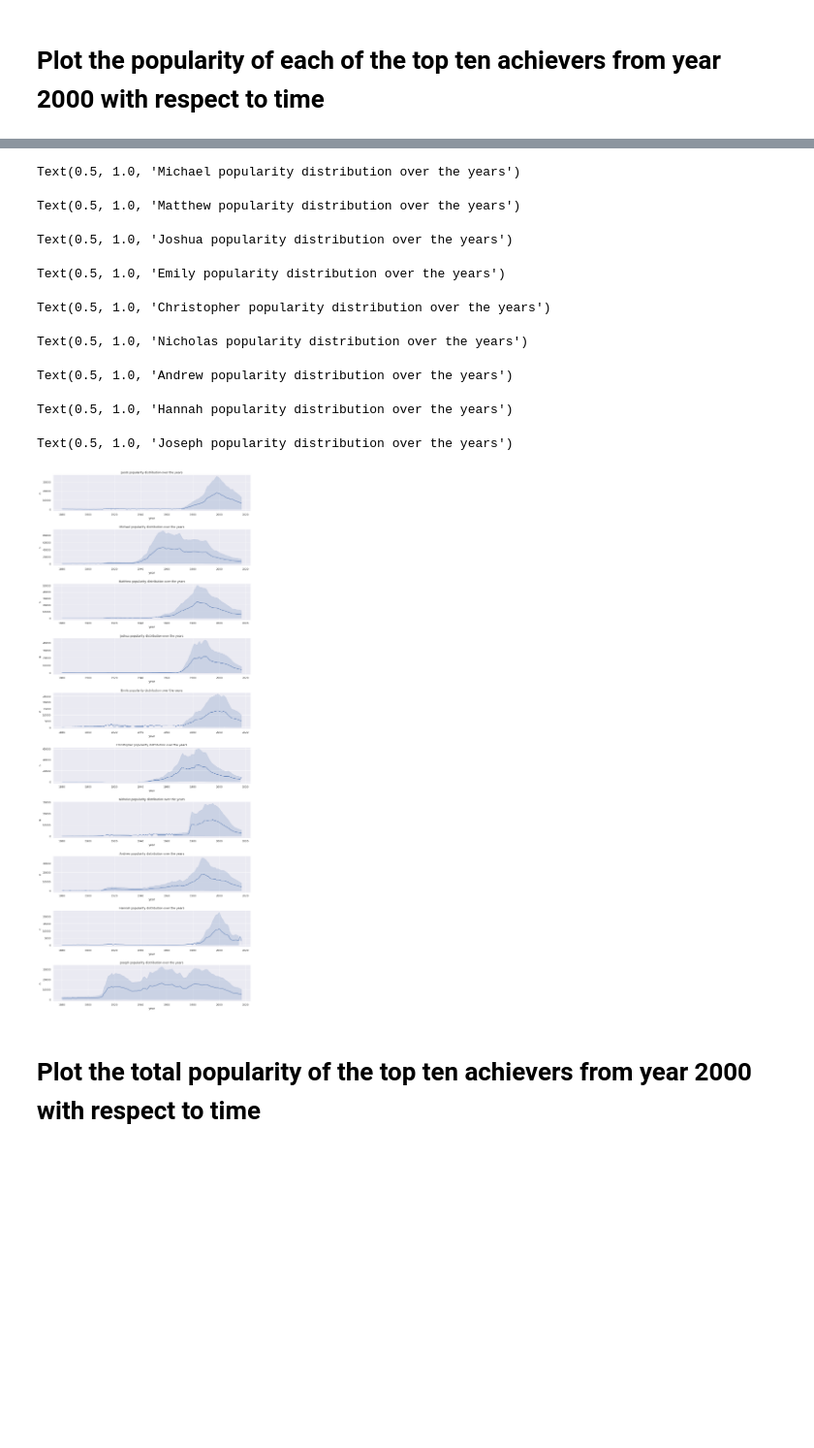
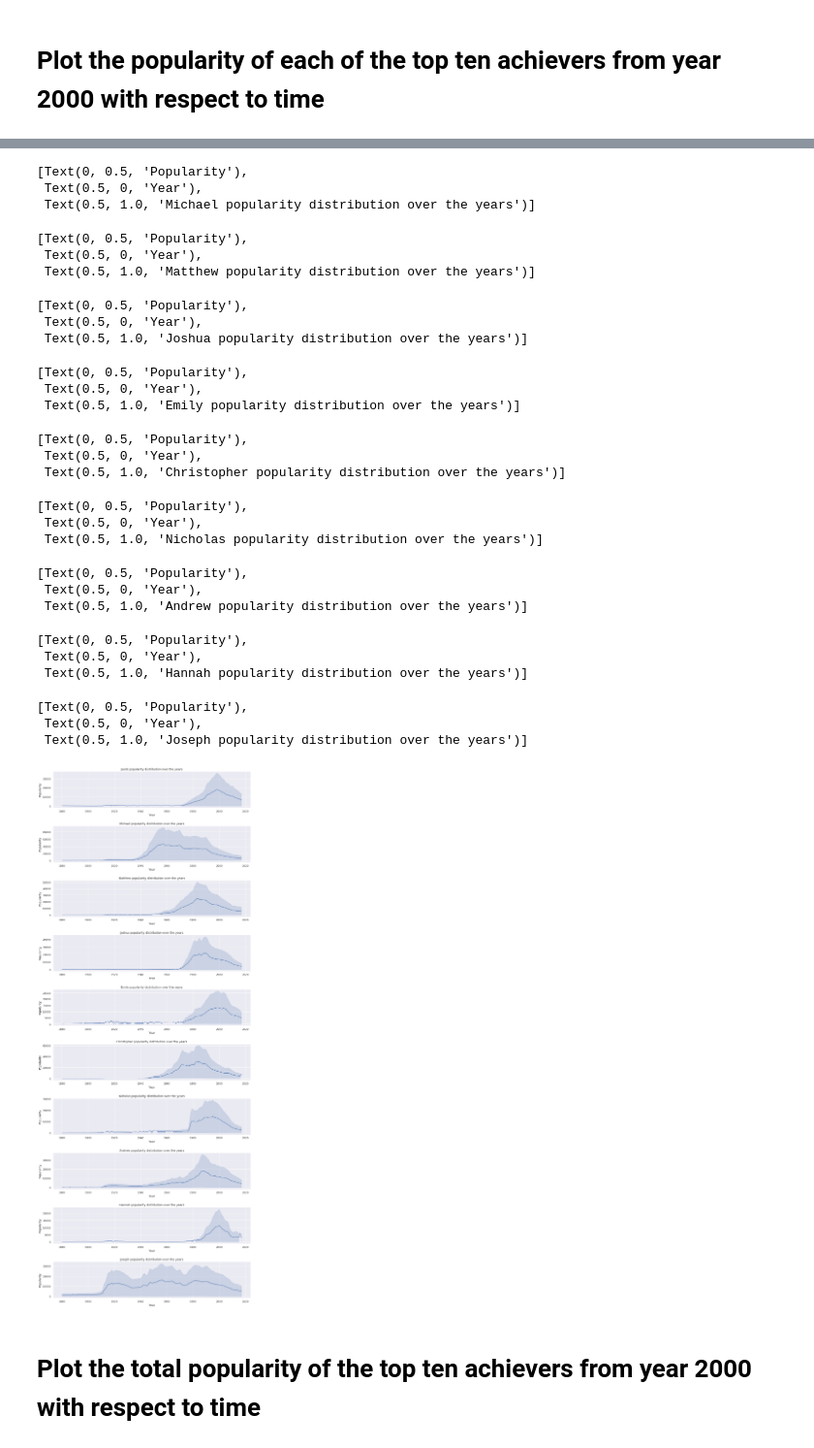
Before and after one commit to JLechuga94/BigData_1, a Jupyter notebook: homework02.ipynb, the cells around one changed output, grey strips where cells are left out. Shown at 97% size. Saved outputs shown, nothing was run; the diff lists cells and outputs as text; code cells hidden in the pictures; blank space fills up the shorter version.

```diff
--- a/homework02.ipynb
+++ b/homework02.ipynb
@@ -549,16 +555,12 @@ Evolution of top popular names through the century
 of newborns given that name over time. Take into account that some names might have
 zero occurrence during certain years.
 # %%
-# TODO:
-male_pro = df_sp.where('sex = "M" AND year = 2000').orderBy(df_sp.n.desc()).select("name").limit(10)
+male_pro = df_sp.where('sex = "M" AND year = 2000').orderBy(df_sp.n.desc()).select("name","sex").limit(10)
 
-female_pro = df_sp.where('sex = "F" AND year = 2000').orderBy(df_sp.n.desc()).select("name").limit(10)
-top10_2000_f = df_sp.where('sex = "F"').where('year = 2000').orderBy(df_sp.n.desc()).limit(10)
+female_pro = df_sp.where('sex = "F" AND year = 2000').orderBy(df_sp.n.desc()).select("name","sex").limit(10)
 
-male_pro.show()
-female_pro.show()
-male_joined = df_sp.join(male_pro, ["name"]).orderBy("year")
-female_joined = df_sp.join(female_pro, ["name"]).orderBy("year")
+male_joined = df_sp.join(male_pro, ["name","sex"]).orderBy("year")
+female_joined = df_sp.join(female_pro, ["name","sex"]).orderBy("year")
 
 male_joined.show()
 female_joined.show()
@@ -591,15 +588,13 @@ female_names
 # %%
-fig, axes = plt.subplots(nrows=5 , ncols=2, figsize=(15, 40))
+fig, axes = plt.subplots(nrows=10 , ncols=2, figsize=(15, 40))
 for i, name in enumerate(male_names):
-    #name = str(name)
     sns.lineplot(x = "year", y = "n", data = male_joined.where('name = "{0}"'.format(name)).toPandas(), ax=axes[i,0])\
-    .set_title("{0} popularity distribution over the years".format(name))
+    .set(xlabel='Year', ylabel='Popularity', title="{0} popularity distribution over the years".format(name))
 
 for i, name in enumerate(female_names):
-    #name = str(name)
     sns.lineplot(x = "year", y = "n", data = female_joined.where('name = "{0}"'.format(name)).toPandas(), ax=axes[i,1])\
-    .set_title("{0} popularity distribution over the years".format(name))
+    .set(xlabel='Year', ylabel='Popularity', title="{0} popularity distribution over the years".format(name))
 
-
+fig.subplots_adjust(top=0.9, hspace = .6)
 plt.show()
 # %% [output]
@@ -651,10 +666,9 @@ top_joined = df_sp.join(top_achievers, ["name"]).orderBy("year")
 
 fig, axes = plt.subplots(nrows=10 , ncols=1, figsize=(15, 40))
 for i, name in enumerate(top_achievers_names):
-    #name = str(name)
     sns.lineplot(x = "year", y = "n", data = top_joined.where('name = "{0}"'.format(name)).toPandas(), ax=axes[i])\
-    .set_title("{0} popularity distribution over the years".format(name))
+    .set(xlabel='Year', ylabel='Popularity', title="{0} popularity distribution over the years".format(name))
+
 fig.subplots_adjust(top=0.9, hspace=0.5)
 plt.show()
-# %%
 # %% [output]
@@ -662,13 +678,31 @@ Text(0.5, 1.0, 'Jacob popularity distribution over the years')
-Text(0.5, 1.0, 'Michael popularity distribution over the years')
+[Text(0, 0.5, 'Popularity'),
+ Text(0.5, 0, 'Year'),
+ Text(0.5, 1.0, 'Michael popularity distribution over the years')]
-Text(0.5, 1.0, 'Matthew popularity distribution over the years')
+[Text(0, 0.5, 'Popularity'),
+ Text(0.5, 0, 'Year'),
+ Text(0.5, 1.0, 'Matthew popularity distribution over the years')]
-Text(0.5, 1.0, 'Joshua popularity distribution over the years')
+[Text(0, 0.5, 'Popularity'),
+ Text(0.5, 0, 'Year'),
+ Text(0.5, 1.0, 'Joshua popularity distribution over the years')]
-Text(0.5, 1.0, 'Emily popularity distribution over the years')
+[Text(0, 0.5, 'Popularity'),
+ Text(0.5, 0, 'Year'),
+ Text(0.5, 1.0, 'Emily popularity distribution over the years')]
-Text(0.5, 1.0, 'Christopher popularity distribution over the years')
+[Text(0, 0.5, 'Popularity'),
+ Text(0.5, 0, 'Year'),
+ Text(0.5, 1.0, 'Christopher popularity distribution over the years')]
-Text(0.5, 1.0, 'Nicholas popularity distribution over the years')
+[Text(0, 0.5, 'Popularity'),
+ Text(0.5, 0, 'Year'),
+ Text(0.5, 1.0, 'Nicholas popularity distribution over the years')]
-Text(0.5, 1.0, 'Andrew popularity distribution over the years')
+[Text(0, 0.5, 'Popularity'),
+ Text(0.5, 0, 'Year'),
+ Text(0.5, 1.0, 'Andrew popularity distribution over the years')]
-Text(0.5, 1.0, 'Hannah popularity distribution over the years')
+[Text(0, 0.5, 'Popularity'),
+ Text(0.5, 0, 'Year'),
+ Text(0.5, 1.0, 'Hannah popularity distribution over the years')]
-Text(0.5, 1.0, 'Joseph popularity distribution over the years')
+[Text(0, 0.5, 'Popularity'),
+ Text(0.5, 0, 'Year'),
+ Text(0.5, 1.0, 'Joseph popularity distribution over the years')]
-[figure, old version]
+[figure, new version]
 # %% [markdown]
 
 
```
Also changed, not shown: parts of 20 cells of this notebook.
